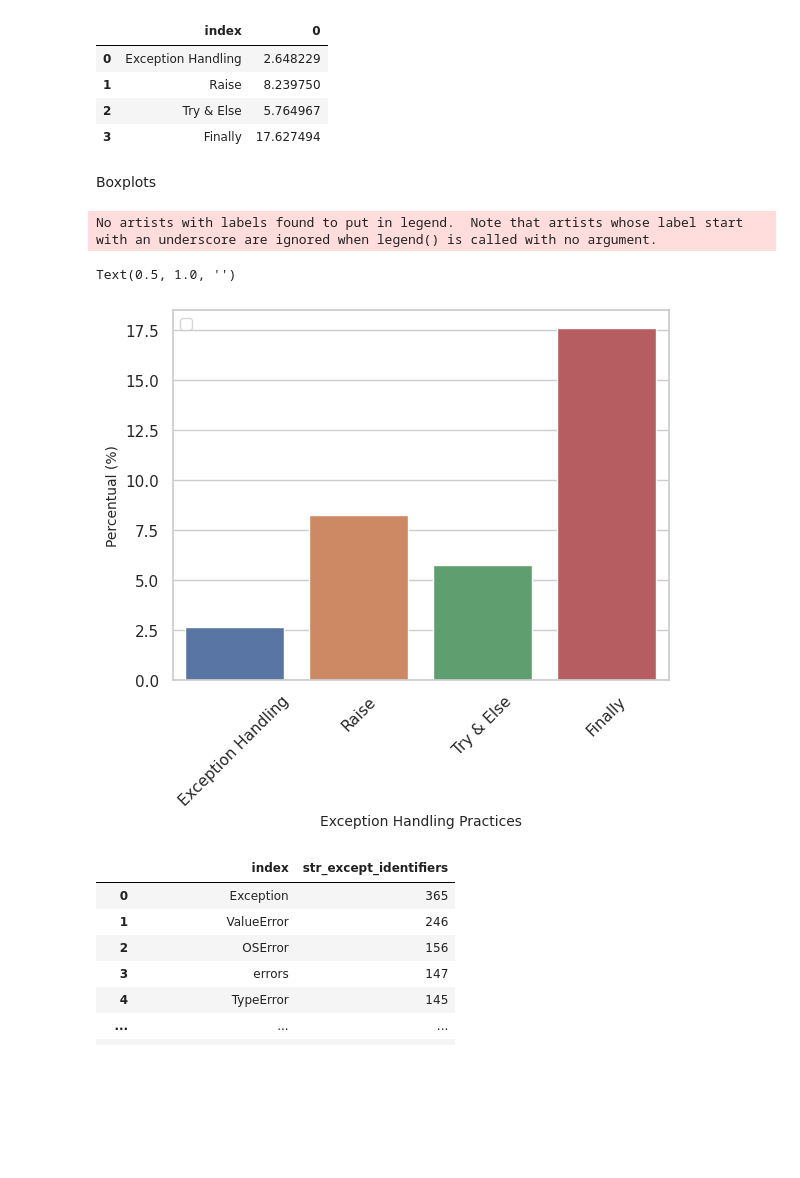
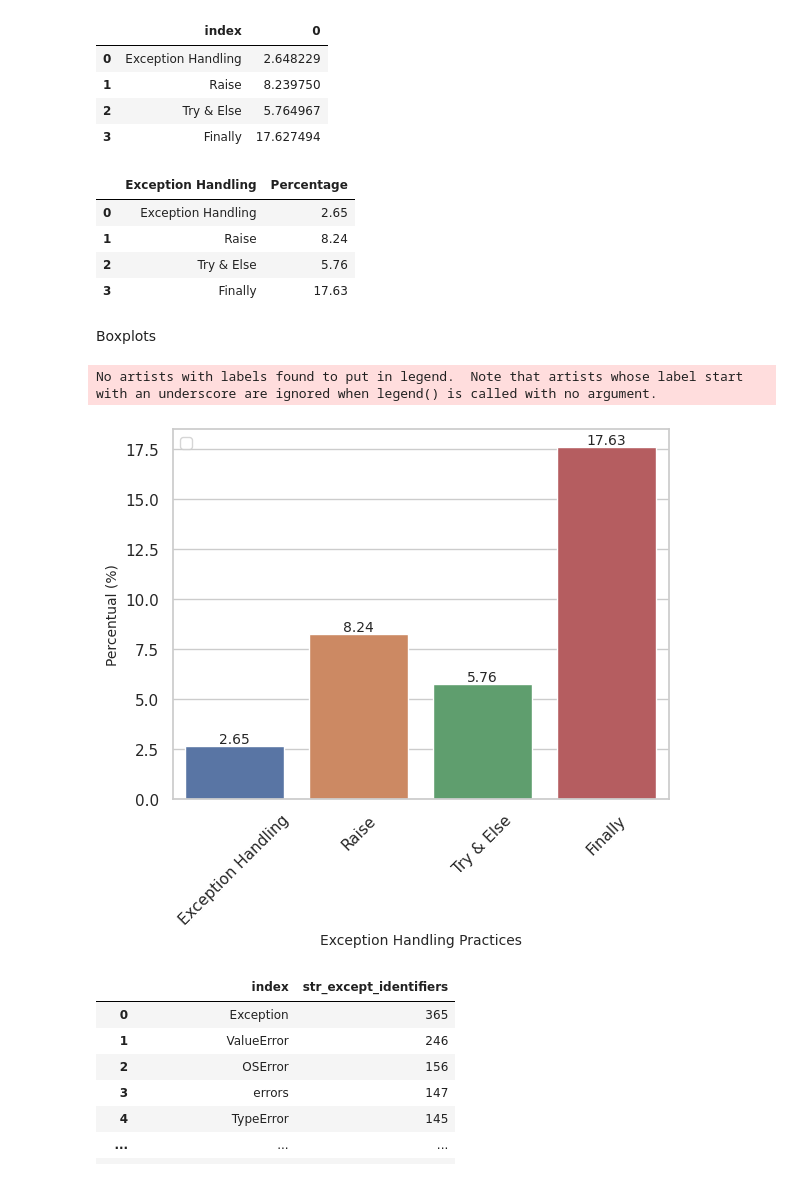
Before and after one commit to r4phael/exception-miner-multi, a Jupyter notebook: notebooks/eh_py_analysis.ipynb, the cells around one changed output. Drawn from its saved outputs; the diff is of its cells as text; code cells hidden in the pictures; blank space fills up the shorter version.

```diff
--- a/notebooks/eh_py_analysis.ipynb
+++ b/notebooks/eh_py_analysis.ipynb
@@ -363,23 +363,37 @@ df_total
 | 1 | Raise | 8.239750 |
 | 2 | Try & Else | 5.764967 |
 | 3 | Finally | 17.627494 |
+# %%
+#rename columns:
+df_total.columns = ['Exception Handling', 'Percentage']
+df_total['Percentage'] = df_total['Percentage'].round(2)
+
+df_total
+# %% [output]
+|  | Exception Handling | Percentage |
+| 0 | Exception Handling | 2.65 |
+| 1 | Raise | 8.24 |
+| 2 | Try & Else | 5.76 |
+| 3 | Finally | 17.63 |
 # %% [markdown]
 Boxplots
 # %%
 import seaborn as sns
 import matplotlib.pyplot as plt
 sns.set_theme(style="whitegrid")
 
-sns.barplot(data=df_total, x="index", y=0)
+ax = sns.barplot(data=df_total, x="Exception Handling", y="Percentage")
 plt.ylabel("Percentual (%)", fontsize= 10)
 plt.xlabel("Exception Handling Practices", fontsize= 10)
 plt.tick_params(axis='x', rotation=45)
 plt.legend(loc="best", ncol=3)
 plt.title("", fontsize= 15)
+
+for i in ax.containers:
+    ax.bar_label(i, fontsize=10)
 # %% [output]
 No artists with labels found to put in legend.  Note that artists whose label start with an underscore are ignored when legend() is called with no argument.
-Text(0.5, 1.0, '')
-[figure, old version]
+[figure, new version]
 # %%
 df_except_types = df.str_except_identifiers.str.split(" ").explode().value_counts().reset_index()
 # %%
```
Also changed, not shown: parts of 13 cells of this notebook.
